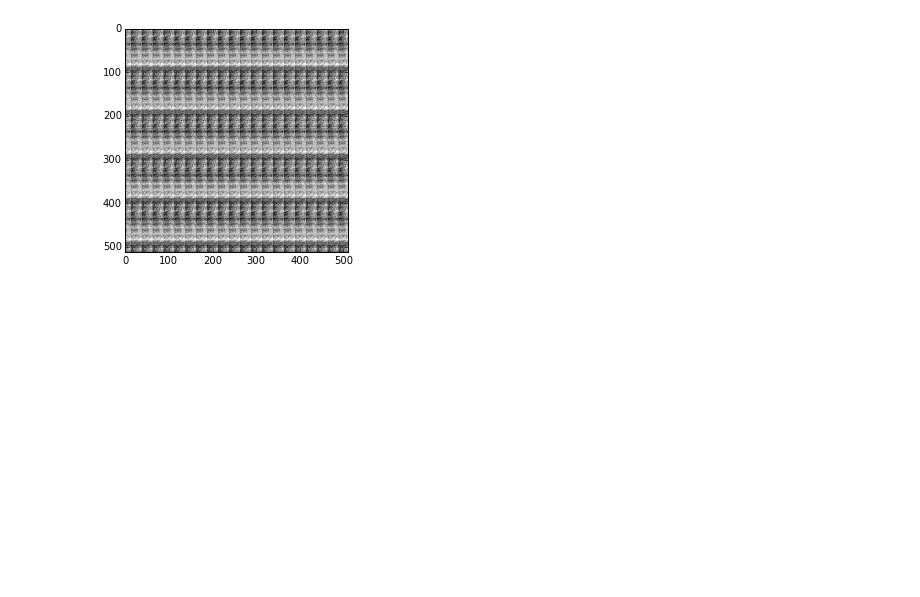
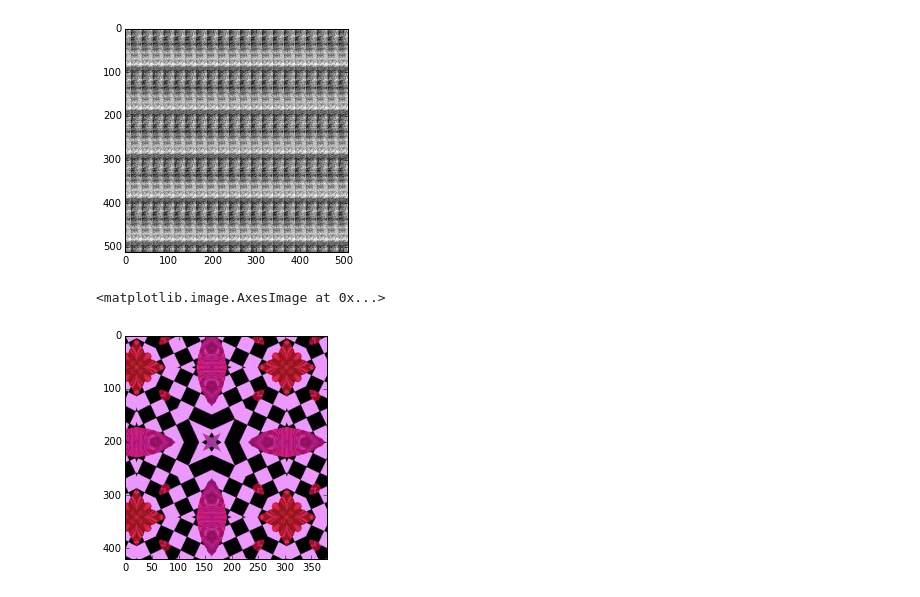
Before and after one commit to pussinboot/tile-extract, a Jupyter notebook: tile_select_test.ipynb, the cells around one changed output. Drawn from its saved outputs; the diff is of its cells as text; code cells hidden in the pictures; blank space fills up the shorter version.

```diff
--- a/tile_select_test.ipynb
+++ b/tile_select_test.ipynb
@@ -91,0 +101,7 @@ plt.imshow(test_tile,cmap='gray')
+# %%
+start_frame = io.imread('./test2.jpg')
+# %%
+plt.imshow(start_frame[300:720,900:1280])
+# %% [output]
+<matplotlib.image.AxesImage at 0x...>
+[figure, added]
```
Also changed, not shown: parts of 13 cells of this notebook, 2 other files.
